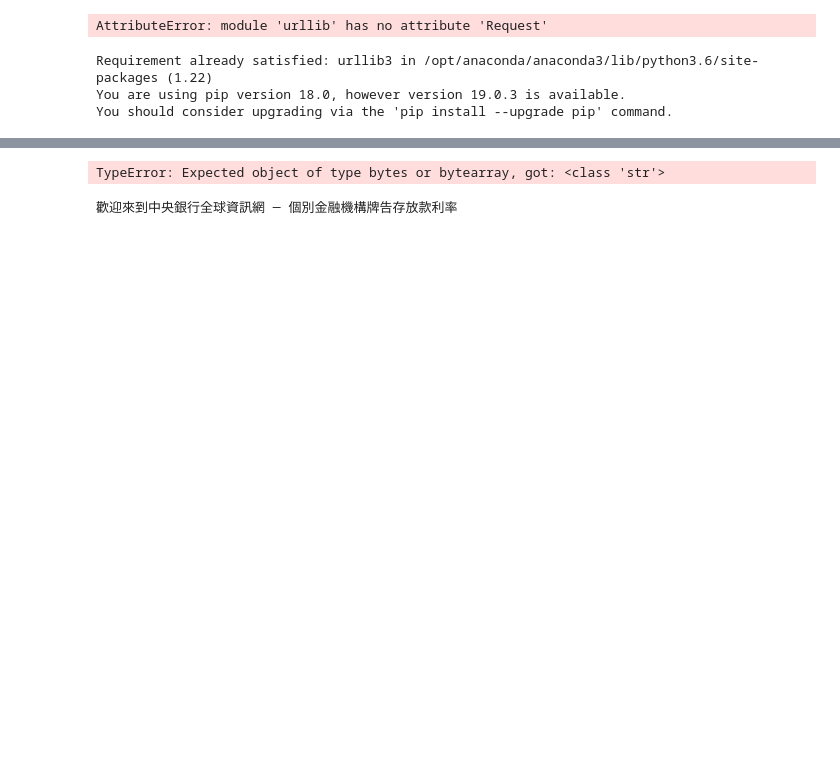
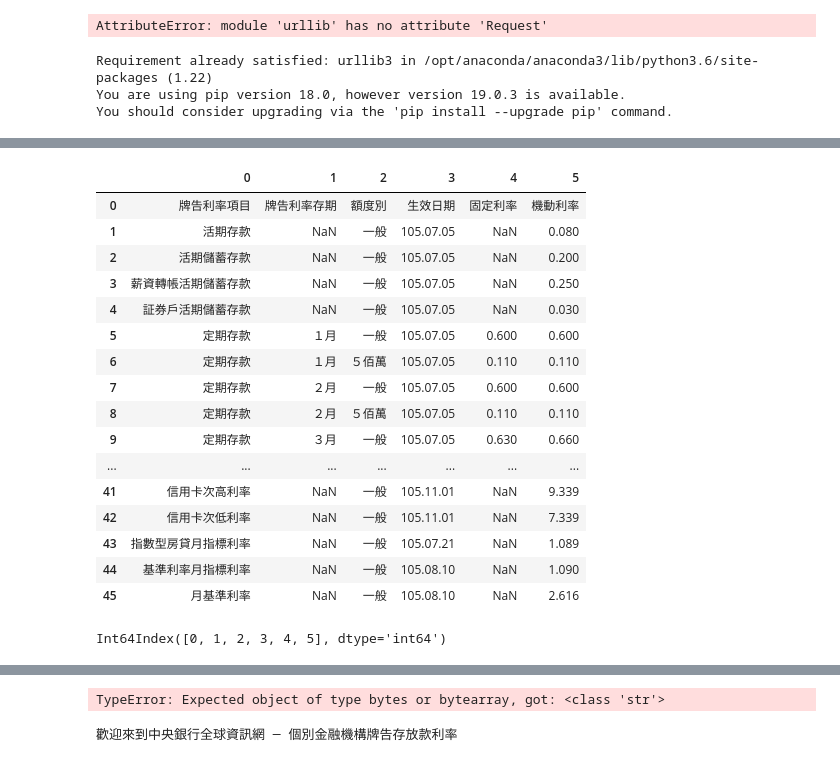
Before and after one commit to reaganwei0216/data, a Jupyter notebook: bank.ipynb, the cells around one changed output, grey strips where cells are left out. Cells and saved outputs as stored; diff of their text form; code cells hidden in the pictures; blank space fills up the shorter version.

```diff
--- a/bank.ipynb
+++ b/bank.ipynb
@@ -21,3 +21,15 @@ You are using pip version 18.0, however version 19.0.3 is available.
 You should consider upgrading via the 'pip install --upgrade pip' command.
 # %%
 import urllib,urllib3
+# %%
+# https://ithelp.ithome.com.tw/articles/10204773?sc=iThelpR
+# https://www.finlab.tw/Python%EF%BC%9A%E5%88%A9%E7%94%A8Pandas%E8%BC%95%E9%AC%86%E9%81%B8%E8%82%A1/
+url = 'https://www.cbc.gov.tw/sp.asp?xdurl=gopher/chi/busd/bkrate/interestrate.asp&ctNode=809'
+# form_data = {"CompanyNo": "0530000"}
+form_data = {"CompanyNo": "0040000"} #臺灣銀行
+response = requests.post(url,form_data)
+response.encoding = 'utf8'
+response.text
+# soup=BeautifulSoup(res_post.text,'html.parser',from_encoding='iso-gb18030-8')
+# soup=BeautifulSoup(res_post.text,'html.parser',exclude_encodings=['utf-8','iso-gb18030-8','big5'])
+# print(soup.prettify())
@@ -23,0 +107,29 @@ import urllib,urllib3
+# %%
+import pandas as pd
+pd.read_html(response.text)
+type(pd.read_html(response.text)) #list
+len(pd.read_html(response.text)) # 4
+df = pd.read_html(response.text)[2]
+df
+# %% [output]
+|  | 0 | 1 | 2 | 3 | 4 | 5 |
+| 0 | 牌告利率項目 | 牌告利率存期 | 額度別 | 生效日期 | 固定利率 | 機動利率 |
+| 1 | 活期存款 | NaN | 一般 | 105.07.05 | NaN | 0.080 |
+| 2 | 活期儲蓄存款 | NaN | 一般 | 105.07.05 | NaN | 0.200 |
+| 3 | 薪資轉帳活期儲蓄存款 | NaN | 一般 | 105.07.05 | NaN | 0.250 |
+| 4 | 証券戶活期儲蓄存款 | NaN | 一般 | 105.07.05 | NaN | 0.030 |
+| 5 | 定期存款 | １月 | 一般 | 105.07.05 | 0.600 | 0.600 |
+| 6 | 定期存款 | １月 | ５佰萬 | 105.07.05 | 0.110 | 0.110 |
+| 7 | 定期存款 | ２月 | 一般 | 105.07.05 | 0.600 | 0.600 |
+| 8 | 定期存款 | ２月 | ５佰萬 | 105.07.05 | 0.110 | 0.110 |
+| 9 | 定期存款 | ３月 | 一般 | 105.07.05 | 0.630 | 0.660 |
+| ... | ... | ... | ... | ... | ... | ... |
+| 41 | 信用卡次高利率 | NaN | 一般 | 105.11.01 | NaN | 9.339 |
+| 42 | 信用卡次低利率 | NaN | 一般 | 105.11.01 | NaN | 7.339 |
+| 43 | 指數型房貸月指標利率 | NaN | 一般 | 105.07.21 | NaN | 1.089 |
+| 44 | 基準利率月指標利率 | NaN | 一般 | 105.08.10 | NaN | 1.090 |
+| 45 | 月基準利率 | NaN | 一般 | 105.08.10 | NaN | 2.616 |
+# %%
+df.columns
+# %% [output]
+Int64Index([0, 1, 2, 3, 4, 5], dtype='int64')
```
Also changed, not shown: parts of 38 cells of this notebook, 1 other file.
